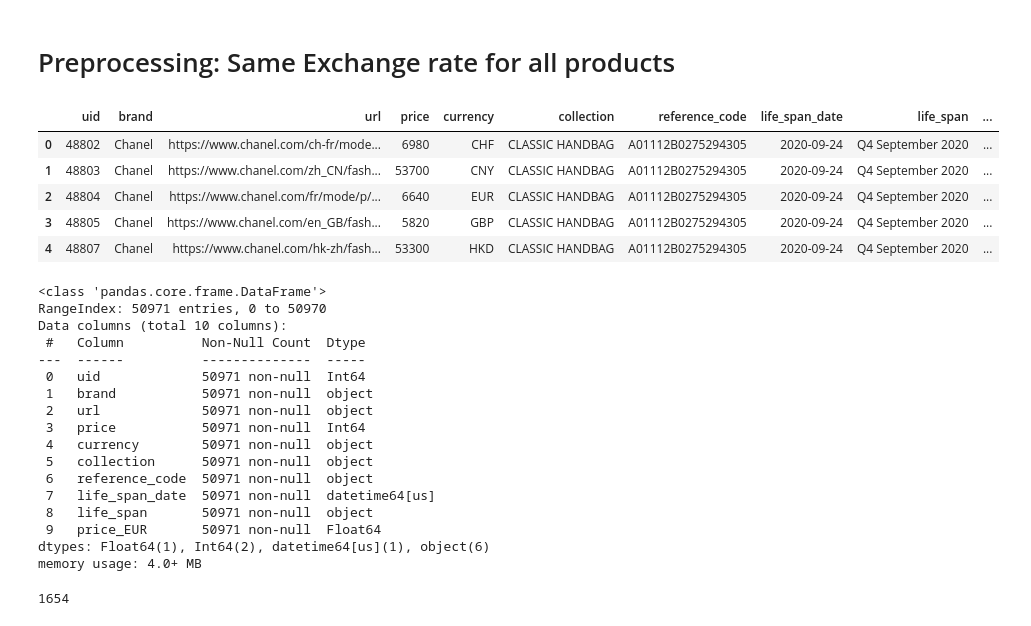
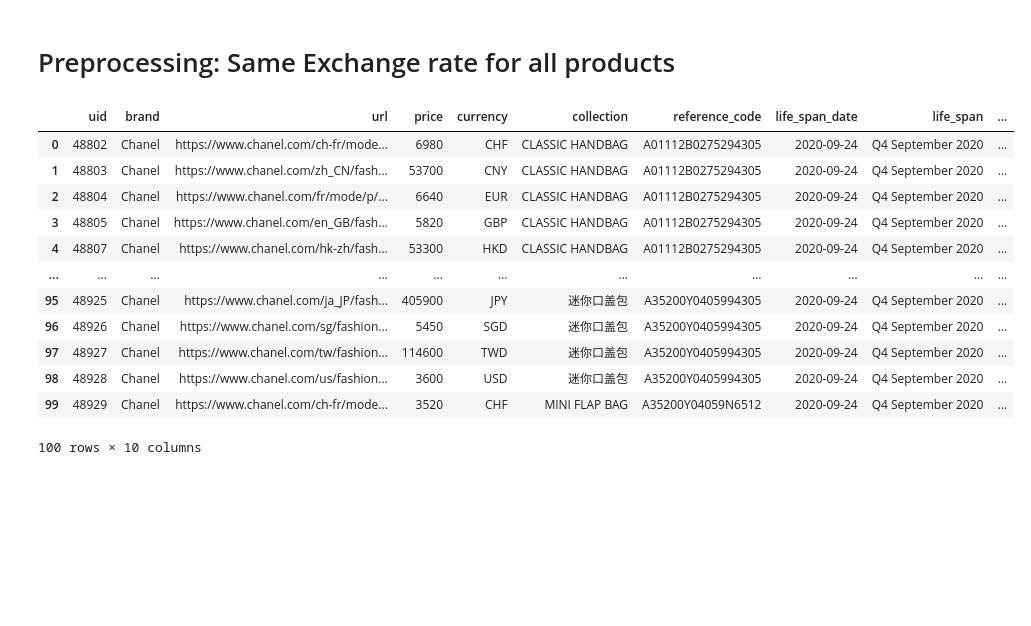
Before and after one commit to maltestaab/Business-Data-Management, a Jupyter notebook: chanel-business-case/Chanel_Code/chanel.ipynb, the cells around one changed output. Saved outputs shown, nothing was run; the diff lists cells and outputs as text; code cells hidden in the pictures; blank space fills up the shorter version.

```diff
--- a/chanel-business-case/Chanel_Code/chanel.ipynb
+++ b/chanel-business-case/Chanel_Code/chanel.ipynb
@@ -217,33 +217,18 @@ df_curr["price_EUR"] = df_curr["price"] / df_curr["Exchange Rate"]
 # Drop unnecessary columns
 df_curr = df_curr.drop(columns=["Exchange Rate", "Currency"])
 # %%
-df_curr.head()
+df_curr.head(100)
 # %% [output]
 |  | uid | brand | url | price | currency | collection | reference_code | life_span_date | life_span | ... |
 | 0 | 48802 | Chanel | https://www.chanel.com/ch-fr/mode... | 6980 | CHF | CLASSIC HANDBAG | A01112B0275294305 | 2020-09-24 | Q4 September 2020 | ... |
 | 1 | 48803 | Chanel | https://www.chanel.com/zh_CN/fash... | 53700 | CNY | CLASSIC HANDBAG | A01112B0275294305 | 2020-09-24 | Q4 September 2020 | ... |
 | 2 | 48804 | Chanel | https://www.chanel.com/fr/mode/p/... | 6640 | EUR | CLASSIC HANDBAG | A01112B0275294305 | 2020-09-24 | Q4 September 2020 | ... |
 | 3 | 48805 | Chanel | https://www.chanel.com/en_GB/fash... | 5820 | GBP | CLASSIC HANDBAG | A01112B0275294305 | 2020-09-24 | Q4 September 2020 | ... |
 | 4 | 48807 | Chanel | https://www.chanel.com/hk-zh/fash... | 53300 | HKD | CLASSIC HANDBAG | A01112B0275294305 | 2020-09-24 | Q4 September 2020 | ... |
+| ... | ... | ... | ... | ... | ... | ... | ... | ... | ... | ... |
+| 95 | 48925 | Chanel | https://www.chanel.com/ja_JP/fash... | 405900 | JPY | 迷你口盖包 | A35200Y0405994305 | 2020-09-24 | Q4 September 2020 | ... |
+| 96 | 48926 | Chanel | https://www.chanel.com/sg/fashion... | 5450 | SGD | 迷你口盖包 | A35200Y0405994305 | 2020-09-24 | Q4 September 2020 | ... |
+| 97 | 48927 | Chanel | https://www.chanel.com/tw/fashion... | 114600 | TWD | 迷你口盖包 | A35200Y0405994305 | 2020-09-24 | Q4 September 2020 | ... |
+| 98 | 48928 | Chanel | https://www.chanel.com/us/fashion... | 3600 | USD | 迷你口盖包 | A35200Y0405994305 | 2020-09-24 | Q4 September 2020 | ... |
+| 99 | 48929 | Chanel | https://www.chanel.com/ch-fr/mode... | 3520 | CHF | MINI FLAP BAG | A35200Y04059N6512 | 2020-09-24 | Q4 September 2020 | ... |
+100 rows × 10 columns
-# %%
-df_curr.info()
-df_curr["reference_code"].nunique()
-# %% [output]
-<class 'pandas.core.frame.DataFrame'>
-RangeIndex: 50971 entries, 0 to 50970
-Data columns (total 10 columns):
- #   Column          Non-Null Count  Dtype
----  ------          --------------  -----
- 0   uid             50971 non-null  Int64
- 1   brand           50971 non-null  object
- 2   url             50971 non-null  object
- 3   price           50971 non-null  Int64
- 4   currency        50971 non-null  object
- 5   collection      50971 non-null  object
- 6   reference_code  50971 non-null  object
- 7   life_span_date  50971 non-null  datetime64[us]
- 8   life_span       50971 non-null  object
- 9   price_EUR       50971 non-null  Float64
-dtypes: Float64(1), Int64(2), datetime64[us](1), object(6)
-memory usage: 4.0+ MB
-1654
```
Also changed, not shown: parts of 2 cells of this notebook.
